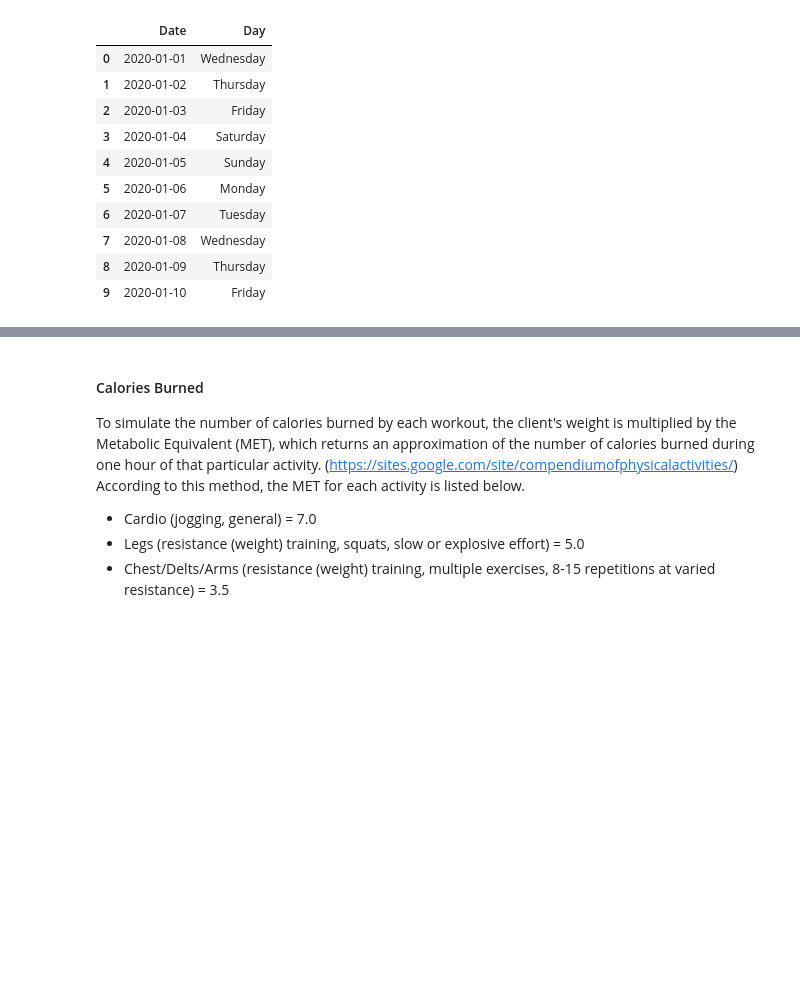
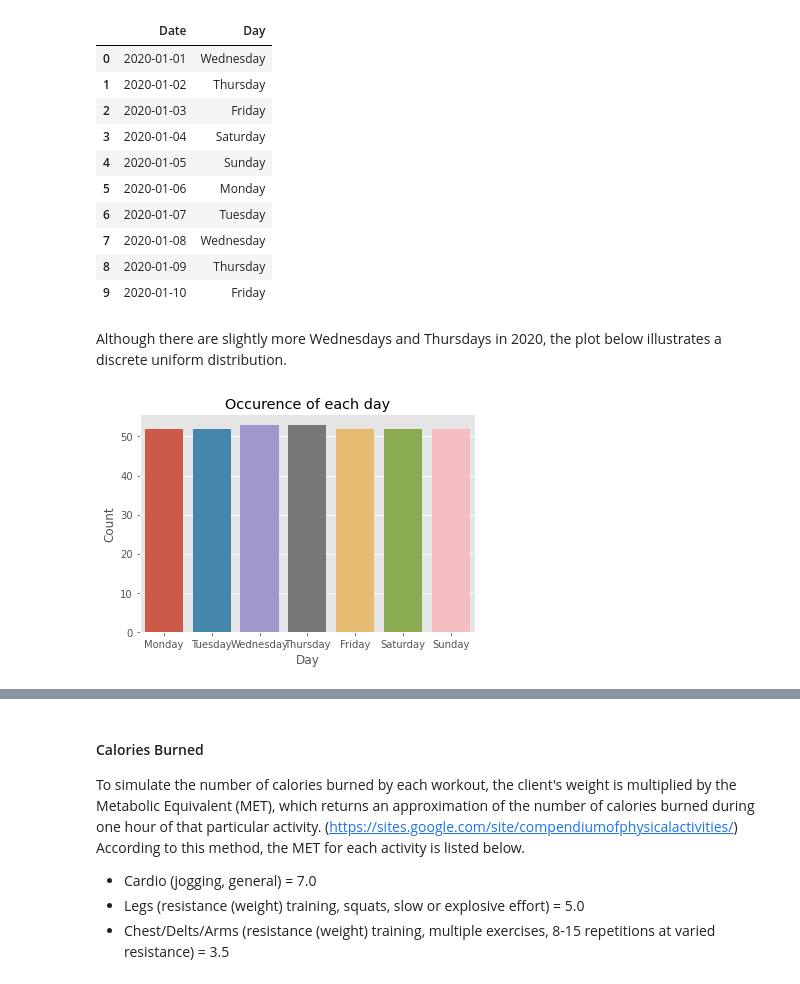
Before and after one commit to GaryLocke91/52465_programming_project, a Jupyter notebook: 52465_programming_project.ipynb, the cells around one changed output, grey strips where cells are left out. Cells and saved outputs as stored; diff of their text form; code cells hidden in the pictures; blank space fills up the shorter version.

```diff
--- a/52465_programming_project.ipynb
+++ b/52465_programming_project.ipynb
@@ -80,6 +91,16 @@ df.head(n=10)
 | 7 | 2020-01-08 | Wednesday |
 | 8 | 2020-01-09 | Thursday |
 | 9 | 2020-01-10 | Friday |
+# %% [markdown]
+Although there are slightly more Wednesdays and Thursdays in 2020, the plot below illustrates a discrete uniform distribution.
+# %%
+# Plot the occurence of each day
+sns.countplot(df.Day, order=["Monday", "Tuesday", "Wednesday", "Thursday", "Friday", "Saturday", "Sunday"])
+# Add plot title and axes labels
+plt.xlabel("Day"), plt.ylabel("Count"), plt.title("Occurence of each day"),
+plt.show()
+# %% [output]
+[figure, added]
 # %% [markdown]
 #### Activity
 
```
Also changed, not shown: parts of 14 cells of this notebook.
